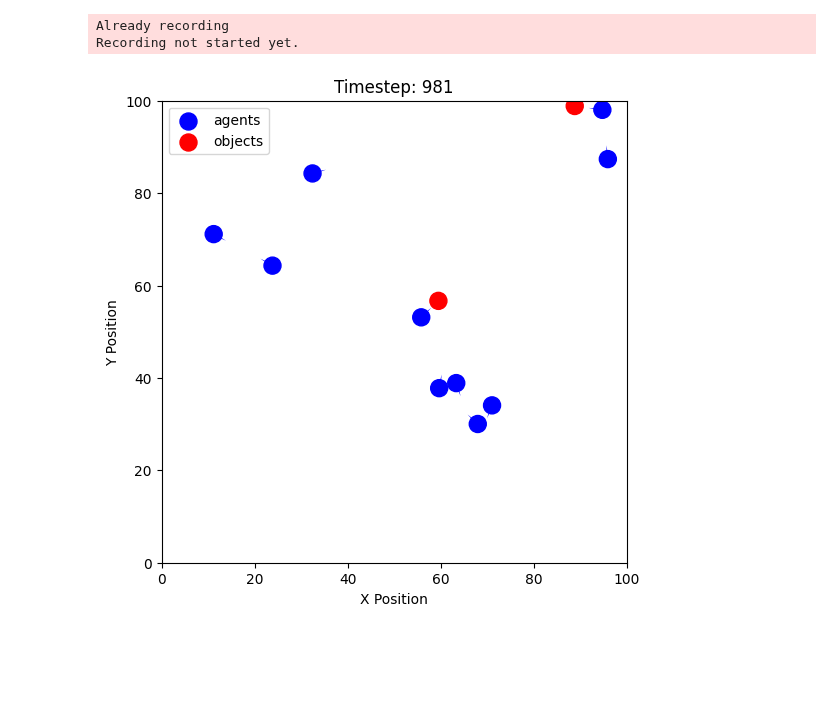
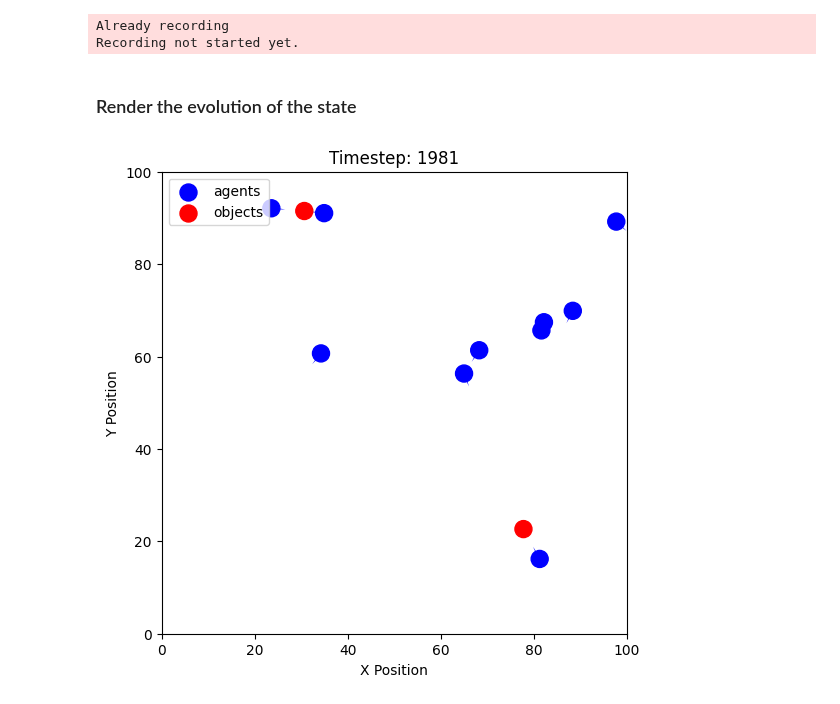
Before and after one commit to clement-moulin-frier/vivarium, a Jupyter notebook: notebooks/simulator_tutorial.ipynb, the cells around one changed output. Cells and saved outputs as stored; diff of their text form; code cells hidden in the pictures; blank space fills up the shorter version.

```diff
--- a/notebooks/simulator_tutorial.ipynb
+++ b/notebooks/simulator_tutorial.ipynb
@@ -303,6 +310,8 @@ Already recording
 Recording not started yet.
 # %%
 loaded_state_history = simulator.load(saving_name)
+# %% [markdown]
+### Render the evolution of the state
 # %%
 from IPython.display import display, clear_output
 import time
@@ -347,12 +356,12 @@ def render_evolution(state_history, pause=0.001, skip_frames=1):
         time.sleep(pause)
 
     plt.close(fig)
-# %%
-skip_frames = 20 # Only plot the state every 20 steps
-
-print("First part")
-render_evolution(state_history, skip_frames=20)
-print("Second part")
-render_evolution(loaded_state_history, skip_frames=20)
-# %% [output]
-[figure, removed]
+# %%
+
+# Here we concatenate the first part (saved with a list), then the second part (saved in the pickle file)
+whole_history = state_history + loaded_state_history
+skip_frames = 20 # Only plot the state every 20 steps
+
+render_evolution(whole_history, skip_frames=skip_frames)
+# %% [output]
+[figure, added]
```
Also changed, not shown: parts of 9 cells of this notebook.
